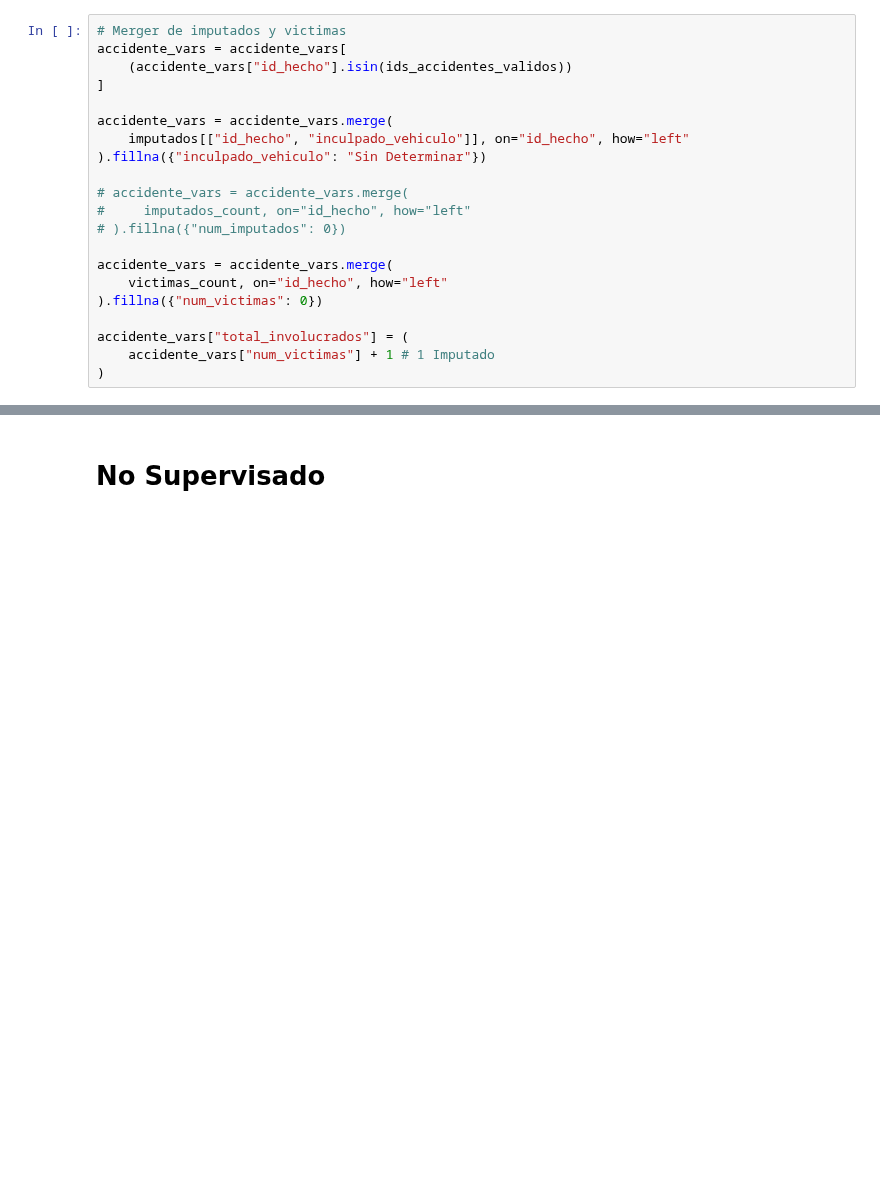
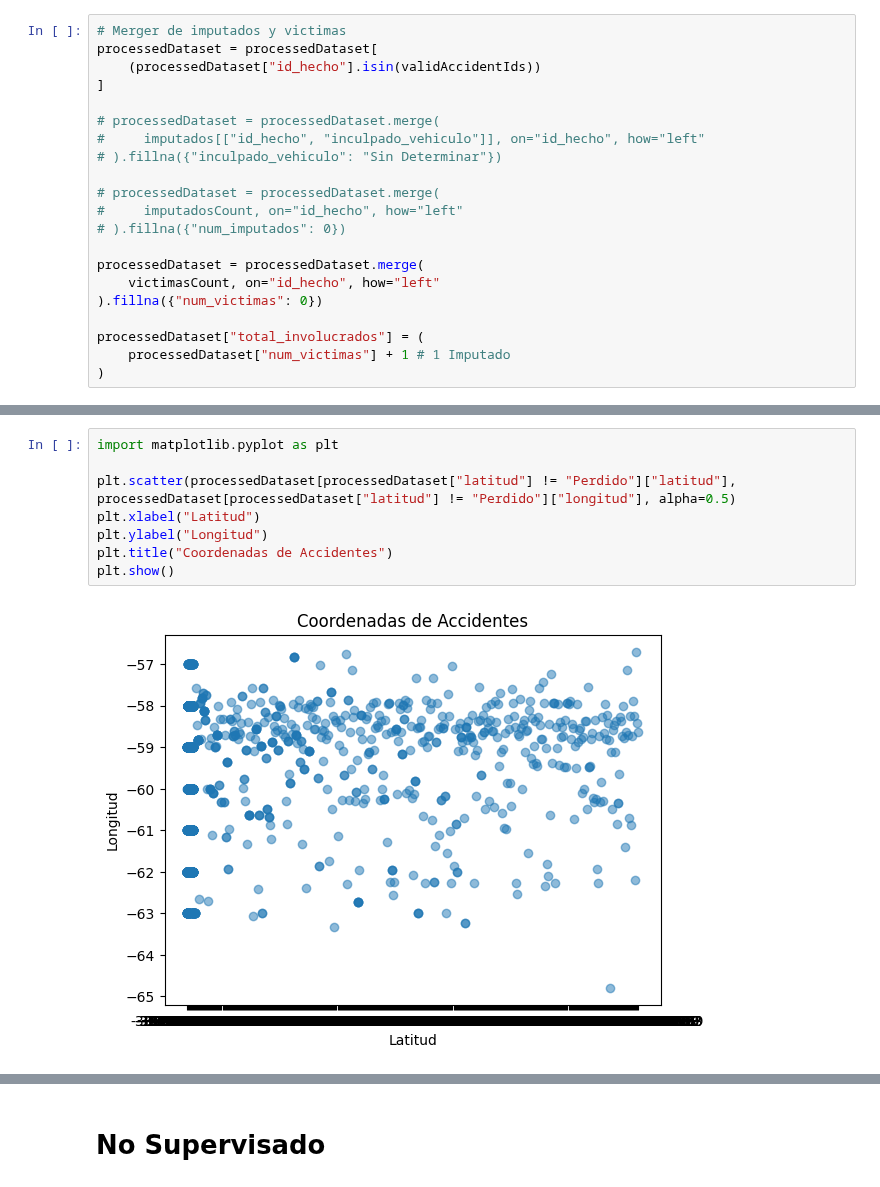
Before and after one commit to DevMaxiRivas/ml-accidentes-transito, a Jupyter notebook: code.ipynb, the cells around one changed output, grey strips where cells are left out. Saved outputs shown, nothing was run; the diff lists cells and outputs as text; blank space fills up the shorter version.

```diff
--- a/code.ipynb
+++ b/code.ipynb
@@ -370,22 +374,22 @@ print(victimas_count.head(), "\n" ,victimas_count.shape)
 # %%
 # Merger de imputados y victimas
-accidente_vars = accidente_vars[
-    (accidente_vars["id_hecho"].isin(ids_accidentes_validos))
+processedDataset = processedDataset[
+    (processedDataset["id_hecho"].isin(validAccidentIds))
 ]
 
-accidente_vars = accidente_vars.merge(
-    imputados[["id_hecho", "inculpado_vehiculo"]], on="id_hecho", how="left"
-).fillna({"inculpado_vehiculo": "Sin Determinar"})
+# processedDataset = processedDataset.merge(
+#     imputados[["id_hecho", "inculpado_vehiculo"]], on="id_hecho", how="left"
+# ).fillna({"inculpado_vehiculo": "Sin Determinar"})
 
-# accidente_vars = accidente_vars.merge(
-#     imputados_count, on="id_hecho", how="left"
+# processedDataset = processedDataset.merge(
+#     imputadosCount, on="id_hecho", how="left"
 # ).fillna({"num_imputados": 0})
 
-accidente_vars = accidente_vars.merge(
-    victimas_count, on="id_hecho", how="left"
+processedDataset = processedDataset.merge(
+    victimasCount, on="id_hecho", how="left"
 ).fillna({"num_victimas": 0})
 
-accidente_vars["total_involucrados"] = (
-    accidente_vars["num_victimas"] + 1 # 1 Imputado
+processedDataset["total_involucrados"] = (
+    processedDataset["num_victimas"] + 1 # 1 Imputado
 )
 # %%
@@ -577,0 +574,10 @@ mostrarGraficosBarra(df=accidente_vars, data=data, columns=1, figsize=(30, 80))
+# %%
+import matplotlib.pyplot as plt
+
+plt.scatter(processedDataset[processedDataset["latitud"] != "Perdido"]["latitud"], processedDataset[processedDataset["latitud"] != "Perdido"]["longitud"], alpha=0.5)
+plt.xlabel("Latitud")
+plt.ylabel("Longitud")
+plt.title("Coordenadas de Accidentes")
+plt.show()
+# %% [output]
+[figure, added]
```
Also changed, not shown: parts of 66 cells of this notebook, 3 other files.
